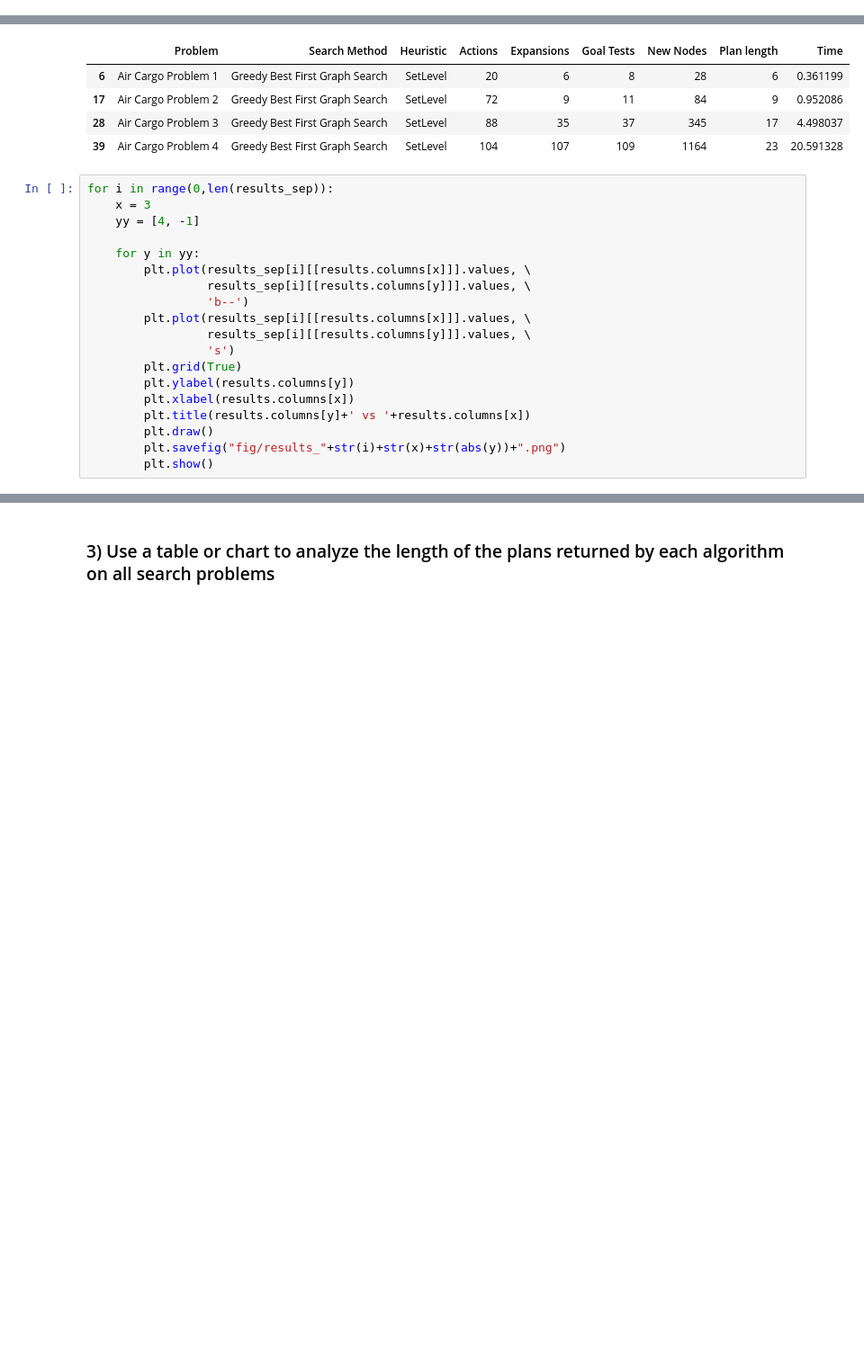
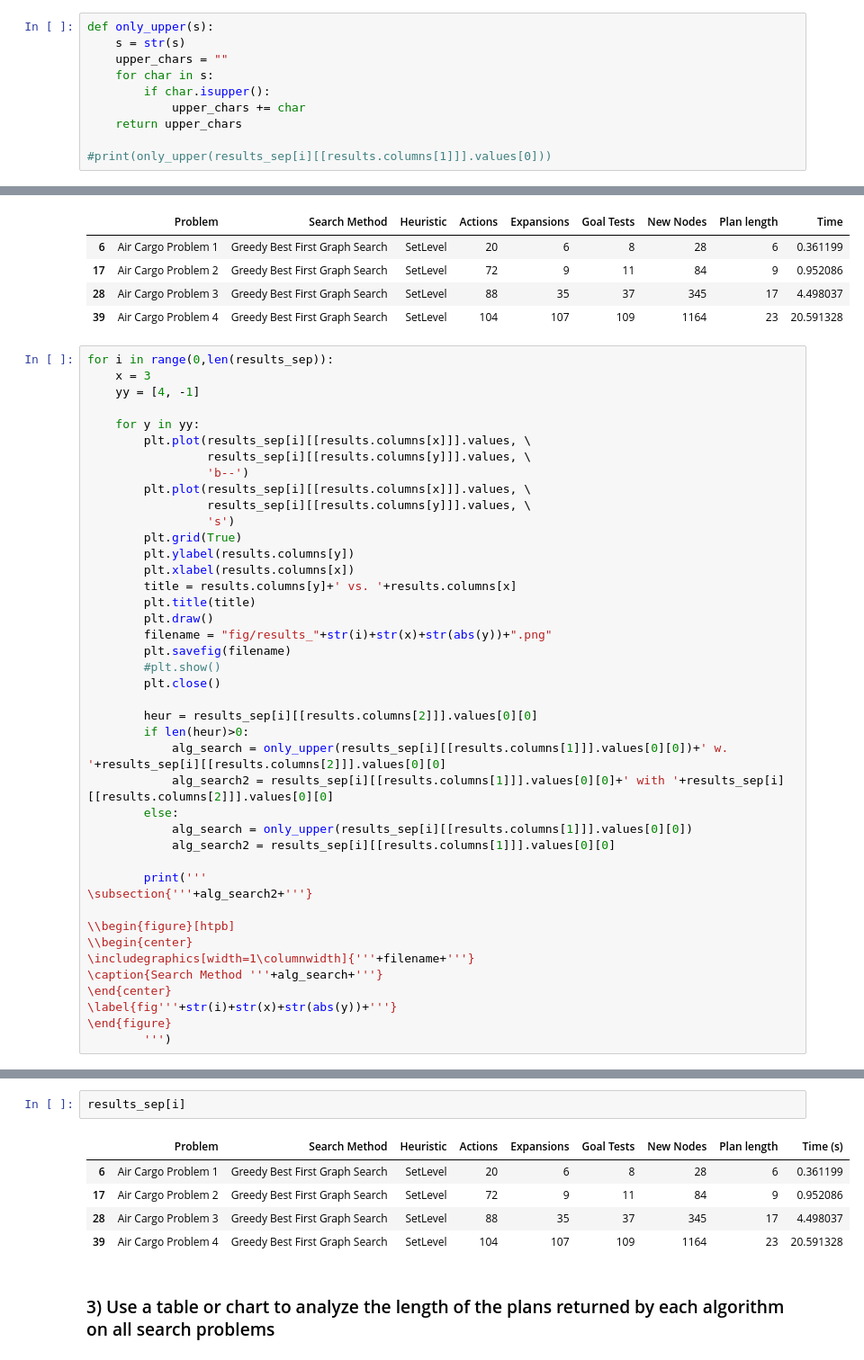
Before and after one commit to conanjm/aind, a Jupyter notebook: proj2/analise.ipynb, the cells around one changed output, grey strips where cells are left out. Shown: that part at 90% size. Cells and saved outputs as stored; diff of their text form; blank space fills up the shorter version.

```diff
--- a/proj2/analise.ipynb
+++ b/proj2/analise.ipynb
@@ -47,6 +47,16 @@ md(htmlmarkdown)
 f = open('pseudocode/heuristics.md', 'r')
 htmlmarkdown=markdown.markdown( f.read() )
 md(htmlmarkdown)
+# %%
+def only_upper(s):
+    s = str(s)
+    upper_chars = ""
+    for char in s:
+        if char.isupper():
+            upper_chars += char
+    return upper_chars
+
+#print(only_upper(results_sep[i][[results.columns[1]]].values[0]))
 # %%
 SA = set(list(results[results.columns[1]].values))
 HS = set(list(results[results.columns[2]].values))
@@ -105,8 +115,31 @@ for i in range(0,len(results_sep)):
         plt.grid(True)
         plt.ylabel(results.columns[y])
         plt.xlabel(results.columns[x])
-        plt.title(results.columns[y]+' vs '+results.columns[x])
+        title = results.columns[y]+' vs. '+results.columns[x]
+        plt.title(title)
         plt.draw()
-        plt.savefig("fig/results_"+str(i)+str(x)+str(abs(y))+".png")
-        plt.show()
+        filename = "fig/results_"+str(i)+str(x)+str(abs(y))+".png"
+        plt.savefig(filename)
+        #plt.show()
+        plt.close()
+
+        heur = results_sep[i][[results.columns[2]]].values[0][0]
+        if len(heur)>0:
+            alg_search = only_upper(results_sep[i][[results.columns[1]]].values[0][0])+' w. '+results_sep[i][[results.columns[2]]].values[0][0]
+            alg_search2 = results_sep[i][[results.columns[1]]].values[0][0]+' with '+results_sep[i][[results.columns[2]]].values[0][0]
+        else:
+            alg_search = only_upper(results_sep[i][[results.columns[1]]].values[0][0])
+            alg_search2 = results_sep[i][[results.columns[1]]].values[0][0]
+
+        print('''
+\subsection{'''+alg_search2+'''}
+
+\\begin{figure}[htpb]
+\\begin{center}
+\includegraphics[width=1\columnwidth]{'''+filename+'''}
+\caption{Search Method '''+alg_search+'''}
+\end{center}
+\label{fig'''+str(i)+str(x)+str(abs(y))+'''}
+\end{figure}
+        ''')
 # %% [output]
@@ -126,2 +163,10 @@ for i in range(0,len(results_sep)):
+# %%
+results_sep[i]
+# %% [output]
+|  | Problem | Search Method | Heuristic | Actions | Expansions | Goal Tests | New Nodes | Plan length | Time (s) |
+| 6 | Air Cargo Problem 1 | Greedy Best First Graph Search | SetLevel | 20 | 6 | 8 | 28 | 6 | 0.361199 |
+| 17 | Air Cargo Problem 2 | Greedy Best First Graph Search | SetLevel | 72 | 9 | 11 | 84 | 9 | 0.952086 |
+| 28 | Air Cargo Problem 3 | Greedy Best First Graph Search | SetLevel | 88 | 35 | 37 | 345 | 17 | 4.498037 |
+| 39 | Air Cargo Problem 4 | Greedy Best First Graph Search | SetLevel | 104 | 107 | 109 | 1164 | 23 | 20.591328 |
 # %% [markdown]
 ### 3) Use a table or chart to analyze the length of the plans returned by each algorithm on all search problems
```
Also changed, not shown: parts of 8 cells of this notebook, 22 other files.
